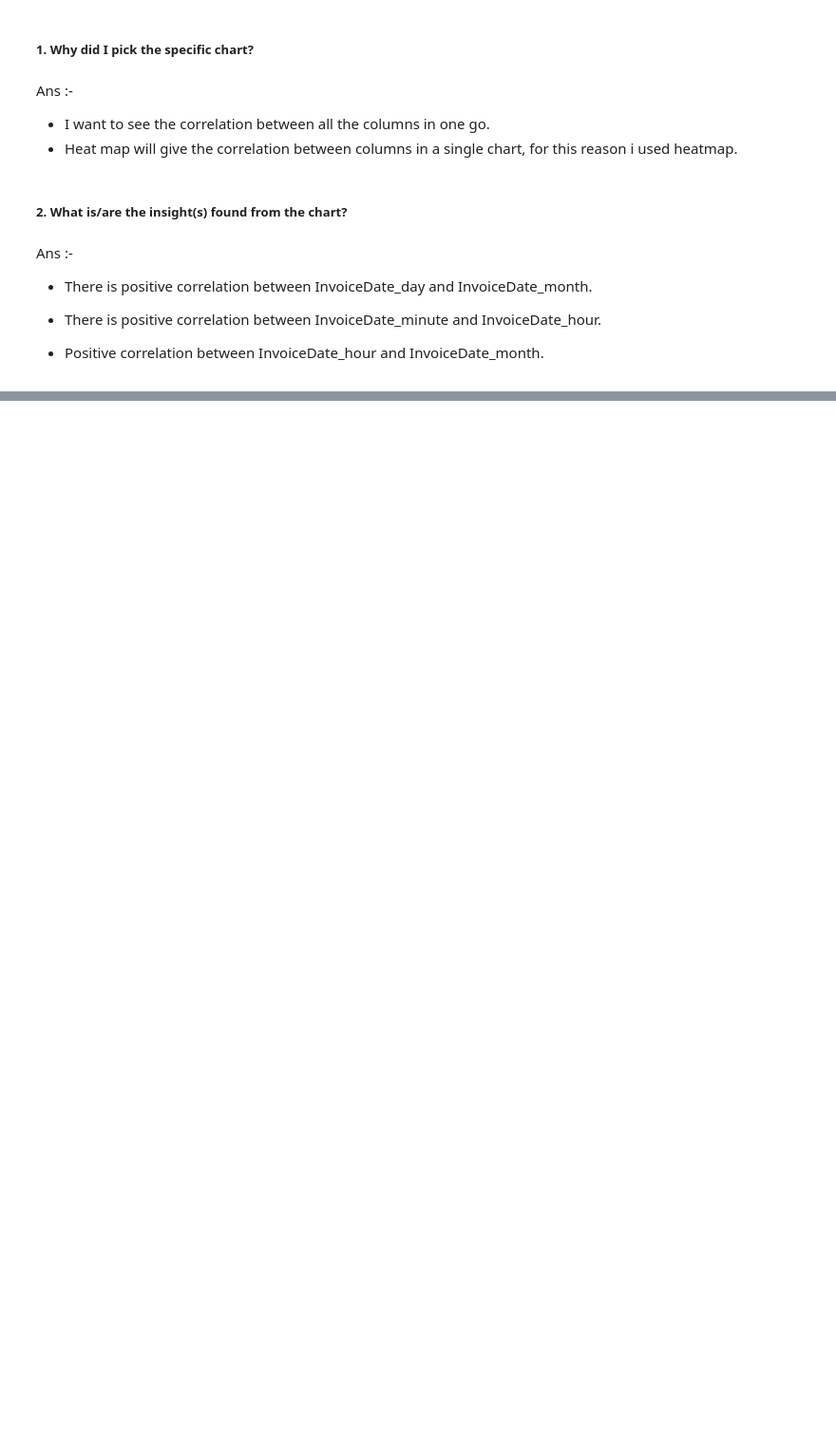
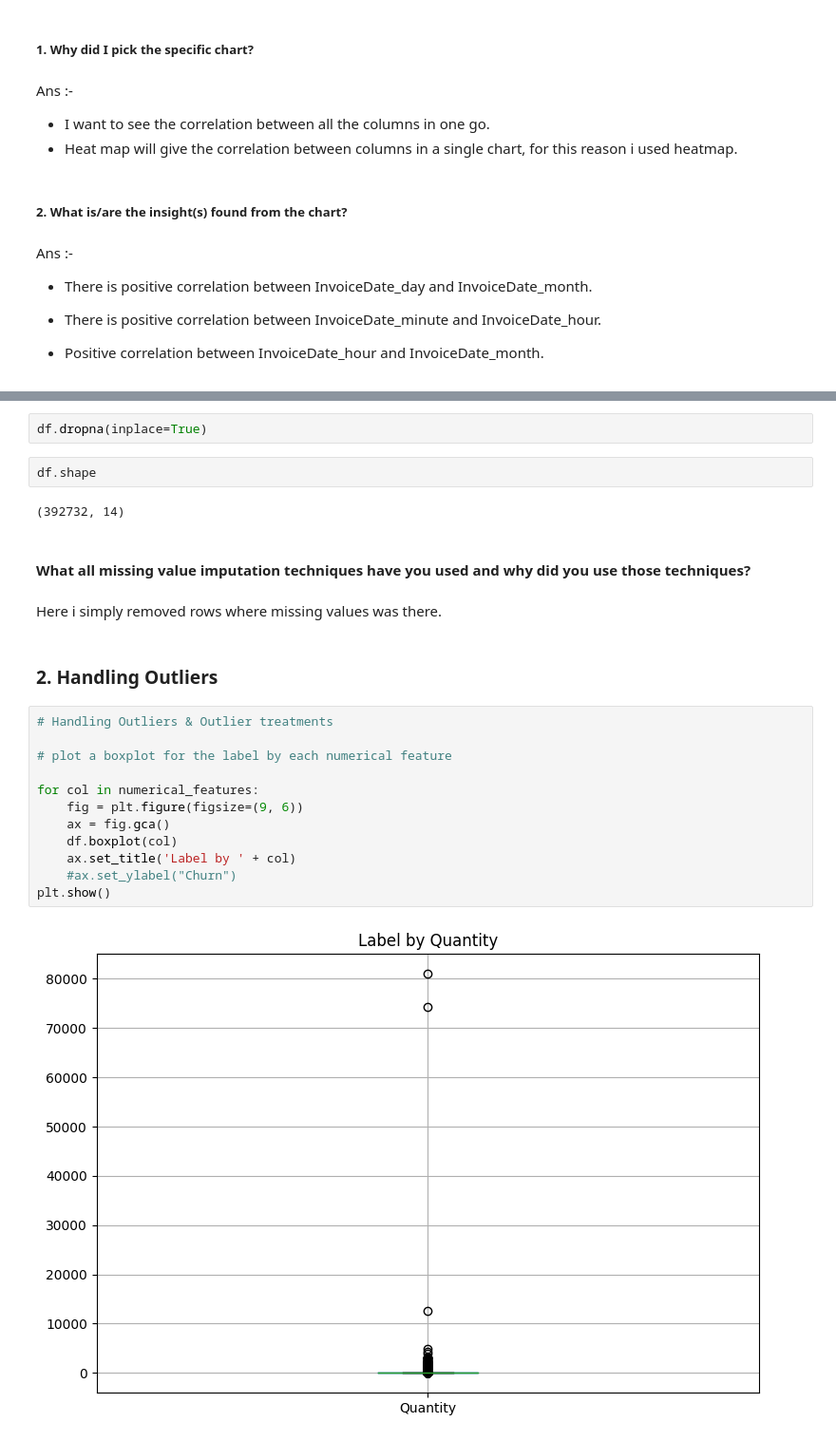
Before and after one commit to ImtiyazAnsari1223/Online_Retail_Customer_Segmentation_Unsupervised, a Jupyter notebook: Retail_Customer_Segmentation_Unsupervised.ipynb, the cells around one changed output, grey strips where cells are left out. Shown at 95% size. Saved outputs shown, nothing was run; the diff lists cells and outputs as text; blank space fills up the shorter version.

```diff
--- a/Retail_Customer_Segmentation_Unsupervised.ipynb
+++ b/Retail_Customer_Segmentation_Unsupervised.ipynb
@@ -716,0 +889,26 @@ Ans :-
+# %%
+df.dropna(inplace=True)
+# %%
+df.shape
+# %% [output]
+(392732, 14)
+# %% [markdown]
+#### What all missing value imputation techniques have you used and why did you use those techniques?
+# %% [markdown]
+Here i simply removed rows where missing values was there.
+# %% [markdown]
+### 2. Handling Outliers
+# %%
+# Handling Outliers & Outlier treatments
+
+# plot a boxplot for the label by each numerical feature
+
+for col in numerical_features:
+    fig = plt.figure(figsize=(9, 6))
+    ax = fig.gca()
+    df.boxplot(col)
+    ax.set_title('Label by ' + col)
+    #ax.set_ylabel("Churn")
+plt.show()
+# %% [output]
+[figure, added]
```
Also changed, not shown: parts of 58 cells of this notebook.
